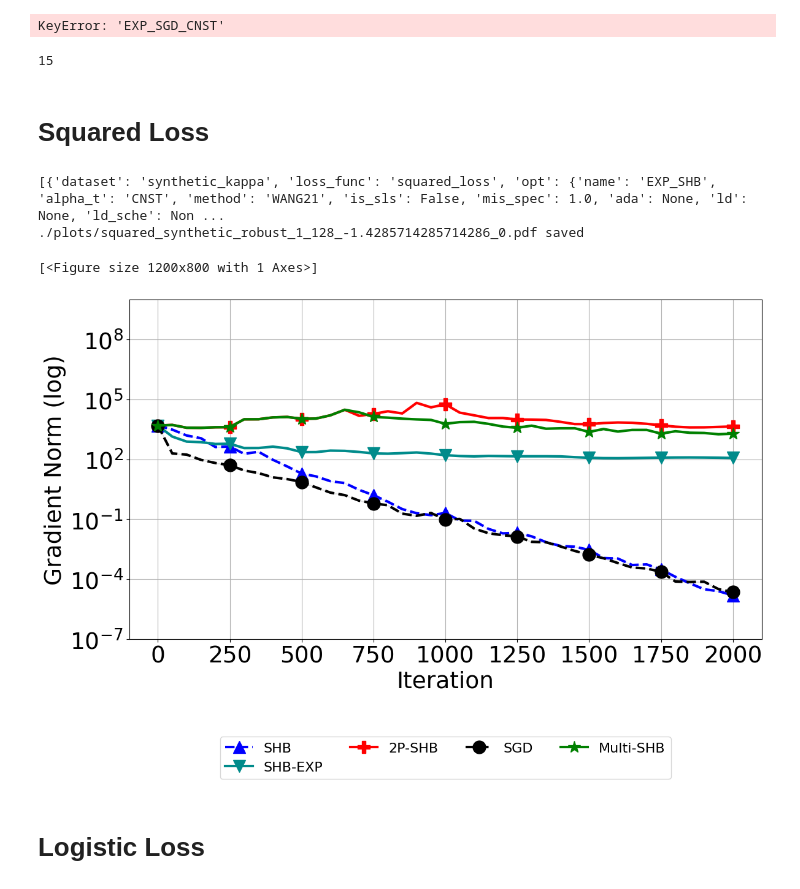
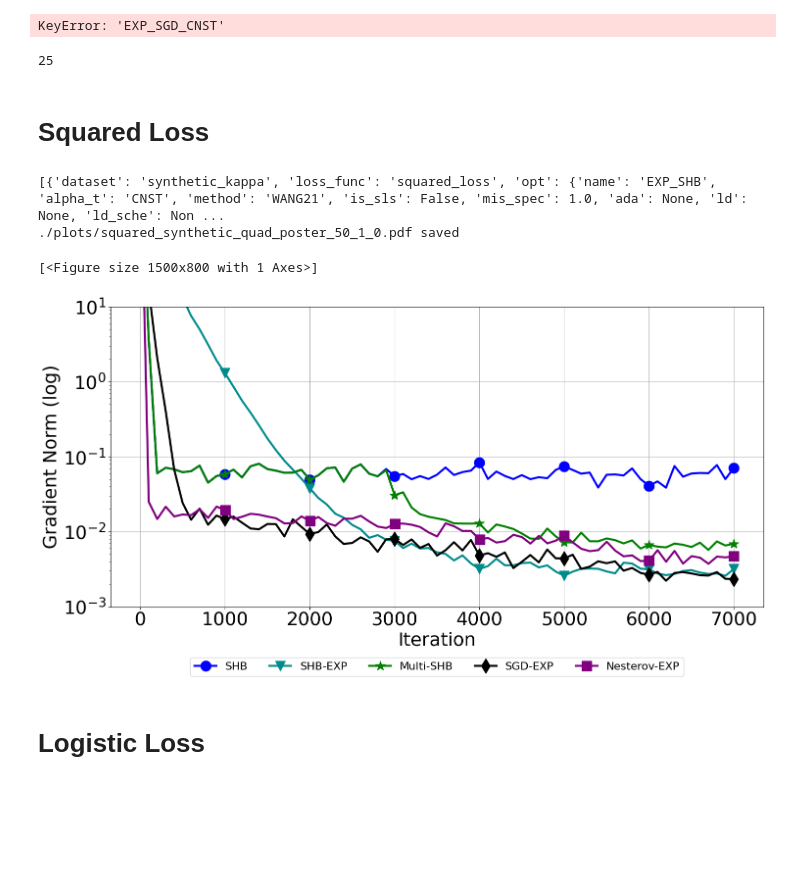
Before and after one commit to anh-dang/expsls, a Jupyter notebook: results.ipynb, the cells around one changed output. Cells and saved outputs as stored; diff of their text form; code cells hidden in the pictures; blank space fills up the shorter version.

```diff
--- a/results.ipynb
+++ b/results.ipynb
@@ -232,7 +232,7 @@ def form_exp_list(exp_groups, exp_config_fname):
 
 
 markersize = 15
-markevery = 5
+markevery = 10
 linewidth = 3
 shb = 'solid'
 sgd = 'dotted'
@@ -251,17 +251,17 @@ styles['SHB_CNST_ADA'] = {'label':'SHB-ADA',  'color':'black',
 #                            'linewidth': linewidth,
 #                      'markevery':markevery }
 
-styles['SGD_CNST'] = {'label':'SGD',  'color':'black',
-                         'marker':'o', 'markersize':markersize,
-                           'linewidth': linewidth, 'linestyle':'dashed',
+styles['SGD_CNST'] = {'label':'SGD',  'color':'orange',
+                         'marker':'X', 'markersize':markersize,
+                           'linewidth': linewidth, 'linestyle':shb,
                      'markevery':markevery }
 styles['SGD_EXP'] = {'label':'SGD-EXP',  'color':'black',
                          'marker':'d', 'markersize':markersize,
                            'linewidth': linewidth, 'linestyle':shb,
                      'markevery':markevery }
 styles['SHB_CNST'] = {'label':'SHB',  'color':'blue',
-                         'marker':'^', 'markersize':markersize,
-                           'linewidth': linewidth, 'linestyle':'dashed',
+                         'marker':'o', 'markersize':markersize,
+                           'linewidth': linewidth, 'linestyle':shb,
                      'markevery':markevery }
 styles['SHB_MUL'] = {'label':'Multi-SHB',  'color':'green',
                          'marker':'*', 'markersize':markersize,
@@ -271,9 +271,9 @@ styles['SHB_EXP'] = {'label':'SHB-EXP',  'color':'darkcyan',
                          'marker':'v', 'markersize':markersize,
                            'linewidth': linewidth, 'linestyle':shb,
                      'markevery':markevery }
-styles['SGD_ACC'] = {'label':'Nesterov',  'color':'purple',
-                         'marker':None,
-                           'linewidth': linewidth, 'linestyle':sgd,
+styles['SGD_ACC'] = {'label':'Nesterov',  'color':'cyan',
+                         'marker':'h', 'markersize':markersize,
+                           'linewidth': linewidth, 'linestyle':shb,
                      'markevery':markevery }
 styles['SGD_ACC_EXP'] = {'label':'Nesterov-EXP',  'color':'purple',
                          'marker':'s', 'markersize':markersize,
@@ -531,9 +531,9 @@ exp_list = form_exp_list(exp_groups, exp_config_fname)
 
 loss_exp_dict={}
 combined_filter_dict={}
-kappa = 128
-batch_size = -10/7
-variance = 0
+kappa = 50
+batch_size = -10/9
+variance = 1
 
 for loss_func,loss in [("squared_loss","squared"),("logistic_loss","logistic")]:
 
@@ -585,24 +585,24 @@ for loss_func,loss in [("squared_loss","squared"),("logistic_loss","logistic")]:
 #             ({'opt':{'name':'EXP_SHB', 'alpha_t':'EXP', "is_sls":False, "ada": None, "ld": None},
 #                 "loss_func":loss_func, 'batch_size':batch_size, 'kappa': kappa, 'variance':variance},
 #                {'style':styles["SHB_EXP"]})]
+    filtered_best_exp_list +=[
+            ({'opt':{'name':'EXP_SGD', 'alpha_t':'DECR', "is_sls":False},
+                "loss_func":loss_func, 'batch_size':batch_size, 'kappa': kappa, 'variance':variance},
+               {'style':styles["SGD_EXP"]})]
+# #     for batch_size in [-1, -10/9, -2, -4/3, 100]:
+# #         bat_str = str(round(-1/batch_size, 2)) if batch_size<0 else str(batch_size)
 #     filtered_best_exp_list +=[
 #             ({'opt':{'name':'EXP_SGD', 'alpha_t':'CNST', "is_sls":False},
 #                 "loss_func":loss_func, 'batch_size':batch_size, 'kappa': kappa, 'variance':variance},
 #                {'style':styles["SGD_CNST"]})]
-# #     for batch_size in [-1, -10/9, -2, -4/3, 100]:
-# #         bat_str = str(round(-1/batch_size, 2)) if batch_size<0 else str(batch_size)
-    filtered_best_exp_list +=[
-            ({'opt':{'name':'EXP_SGD', 'alpha_t':'CNST', "is_sls":False},
-                "loss_func":loss_func, 'batch_size':batch_size, 'kappa': kappa, 'variance':variance},
-               {'style':styles["SGD_CNST"]})]
 #     filtered_best_exp_list +=[
 #             ({'opt':{'name':'EXP_ACC_SGD', 'alpha_t':'CNST', "is_sls":False},
 #                 "loss_func":loss_func, 'batch_size':batch_size, 'kappa': kappa, 'variance':variance},
 #                {'style':styles["SGD_ACC"]})]
-#     filtered_best_exp_list +=[
-#             ({'opt':{'name':'EXP_ACC_SGD', 'alpha_t':'DECR', "is_sls":False},
-#                 "loss_func":loss_func, 'batch_size':batch_size, 'kappa': kappa, 'variance':variance},
-#                {'style':styles["SGD_ACC_EXP"]})]
+    filtered_best_exp_list +=[
+            ({'opt':{'name':'EXP_ACC_SGD', 'alpha_t':'DECR', "is_sls":False},
+                "loss_func":loss_func, 'batch_size':batch_size, 'kappa': kappa, 'variance':variance},
+               {'style':styles["SGD_ACC_EXP"]})]
 #     batch_size = -10/9
 #     filtered_best_exp_list +=[
 #             ({'opt':{'name':'EXP_SHB', 'alpha_t':'CNST', 'method':'WANG21', "is_sls":False, "ada": None, "ld": None},
@@ -622,18 +622,18 @@ for loss_func,loss in [("squared_loss","squared"),("logistic_loss","logistic")]:
         ({'opt':{'name':'M_ASHB'},
             "loss_func":loss_func, 'batch_size':batch_size, 'kappa': kappa, 'variance':variance},
            {'style':styles["SHB_MUL"]})]
-    for c in [0.5]:
-        filtered_best_exp_list +=[
-        ({'opt':{'name':'Mix_SHB', 'c':c},
-            "loss_func":loss_func, 'batch_size':batch_size, 'kappa': kappa, 'variance':variance},
-           {'style':styles["SHB_MIX_0.5"]})]
+#     for c in [0.5]:
+#         filtered_best_exp_list +=[
+#         ({'opt':{'name':'Mix_SHB', 'c':c},
+#             "loss_func":loss_func, 'batch_size':batch_size, 'kappa': kappa, 'variance':variance},
+#            {'style':styles["SHB_MIX_0.5"]})]
 
 
     combined_filter_dict[loss_func]=filtered_best_exp_list
 
 print(len(hr.filter_exp_list(loss_exp_dict["squared_loss"], filterby_list=combined_filter_dict["squared_loss"], verbose=0)  )  )
 # %% [output]
-15
+25
 # %% [markdown]
 # Squared Loss
 # %%
@@ -641,7 +641,7 @@ savedir_synthetic_quad_test = base + 'output_synthetic_quad_test'
 show_legend_all=None
 rm = hr.ResultManager(
                     exp_list= loss_exp_dict["squared_loss"],
-                    savedir_base=savedir_synthetic_robust_1,
+                    savedir_base=savedir_synthetic_quad_5,
                     filterby_list=combined_filter_dict["squared_loss"],
                     verbose= 0
                      )
@@ -650,42 +650,42 @@ rm.get_plot_all(
     plot_median=True,
     order='metrics_by_groups',
     show_legend_all=show_legend_all,
     legend_last_row_only=True,
     y_metric_list =  ['grad_norm'],
     x_metric='itr',
     legend_list=['opt.name'],
 #     title_list = ['dataset'],
     groupby_list = ['dataset', 'model'],
     log_metric_list = ["grad_norm", "alpha_k"],
     legend_fontsize=16,
     x_fontsize=27,
     y_fontsize=27,
     xtick_fontsize=27,
     ytick_fontsize=27,
     title_fontsize=18,
-    result_step=10,
-    ylim_list=[[(10**(-7), 10**(10))]],# (10**(-3), 24), (10**(-3.1), 10**(-.8))]],(10**(0), 1e6)(-0.1, 1.1)(10**(-15), 10**(-4))
+    result_step=20,
+    ylim_list=[[(10**(-3), 10**(1))]],# (10**(-3), 24), (10**(-3.1), 10**(-.8))]],(10**(0), 1e6)(-0.1, 1.1)(10**(-15), 10**(-4))
 
     map_ylabel_list=[{'train_loss':'Train loss'},
                      {'val_acc':'Validation accuracy'},
                      {'grad_norm': 'Gradient Norm'},
                      {'alpha_k': 'alpha_k'},
                      {'beta_k': 'beta_k'},
                      {'lambda_k': 'lambda_k'},
                      {'n_grad_evals': 'Number of stochastic gradient evaluations'}],
     map_xlabel_list=[{'itr': 'Iteration'}],
-                figsize=(12,8),
+                figsize=(15,8),
     plot_confidence=False,
-     legend_kwargs={'bbox_to_anchor':[0.5, -0.35],
+     legend_kwargs={'bbox_to_anchor':[0.5, -0.2],
                            'borderaxespad':0.,
-                           'ncol':4,'loc':'center'},
-    savedir_plots=f'./plots/squared_synthetic_robust_1_{kappa}_{batch_size}'
+                           'ncol':5,'loc':'center'},
+    savedir_plots=f'./plots/squared_synthetic_quad_poster_{kappa}_{variance}'
             )
 # %% [output]
 [{'dataset': 'synthetic_kappa', 'loss_func': 'squared_loss', 'opt': {'name': 'EXP_SHB', 'alpha_t': 'CNST', 'method': 'WANG21', 'is_sls': False, 'mis_spec': 1.0, 'ada': None, 'ld': None, 'ld_sche': Non ...
-./plots/squared_synthetic_robust_1_128_-1.4285714285714286_0.pdf saved
+./plots/squared_synthetic_quad_poster_50_1_0.pdf saved
-[<Figure size 1200x800 with 1 Axes>]
+[<Figure size 1500x800 with 1 Axes>]
-[figure, old version]
+[figure, new version]
 # %% [markdown]
 # Logistic Loss
 # %%
```
Also changed, not shown: 2 other files.
